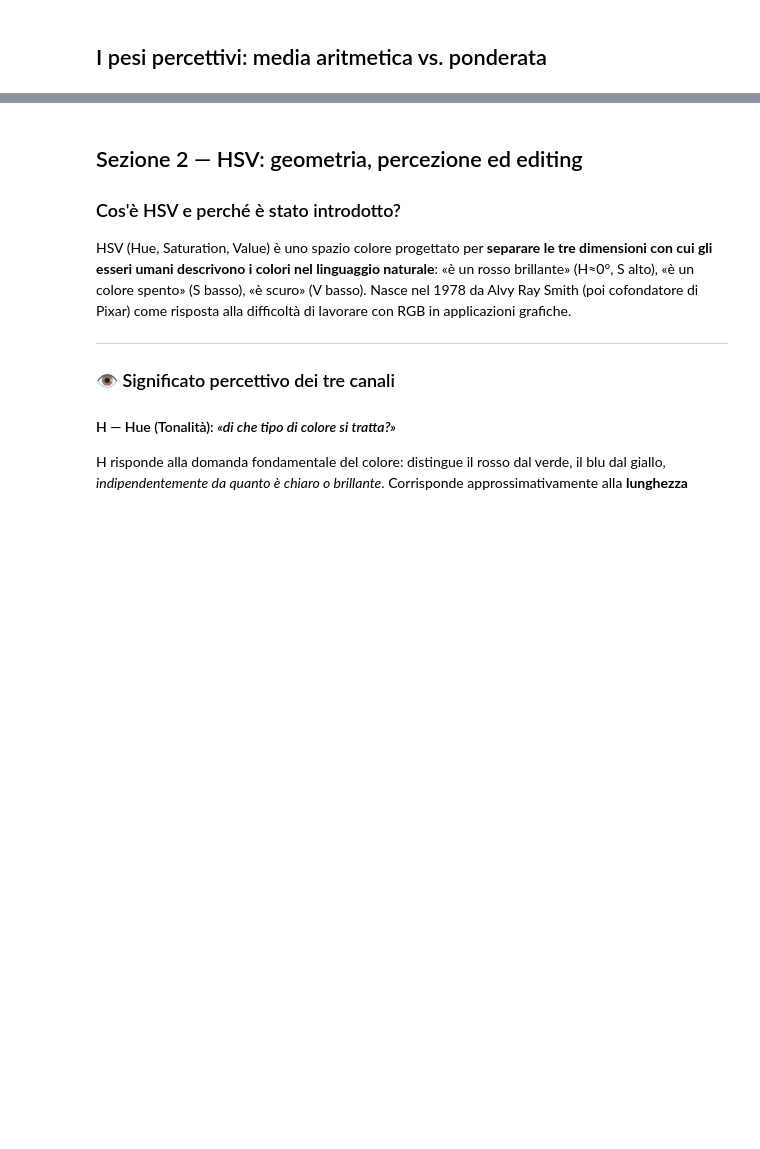
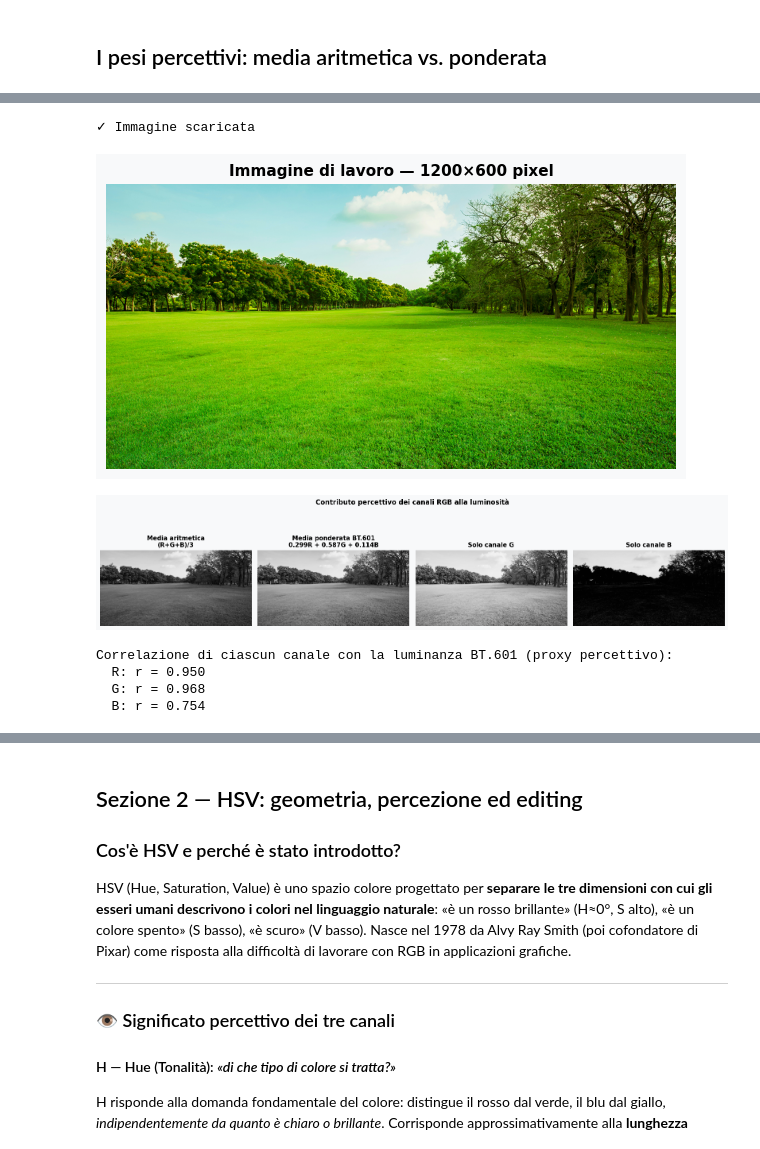
Before and after one commit to luigi-asprino/LAB-TDM, a Jupyter notebook: 003/notebook.ipynb, the cells around one changed output, grey strips where cells are left out. Drawn from its saved outputs; the diff is of its cells as text; code cells hidden in the pictures; blank space fills up the shorter version.

```diff
--- a/003/notebook.ipynb
+++ b/003/notebook.ipynb
@@ -222,0 +238,13 @@ Correlazione di ciascun canale con la luminanza BT.601 (proxy percettivo):
+# %%
+URL = 'https://raw.githubusercontent.com/luigi-asprino/LAB-TDM/refs/heads/main/003/prato.jpeg'
+img_bgr_prato, img_rgb_prato = load_and_show_image_bgr(URL)
+R_prato, G_prato, B_prato = to_RGB(img_rgb_prato)
+correlazione_precettiva(R_prato, G_prato, B_prato, "test_image3")
+# %% [output]
+✓ Immagine scaricata
+[figure, added]
+[figure, added]
+Correlazione di ciascun canale con la luminanza BT.601 (proxy percettivo):
+  R: r = 0.950
+  G: r = 0.968
+  B: r = 0.754
```
Also changed, not shown: parts of 22 cells of this notebook.
